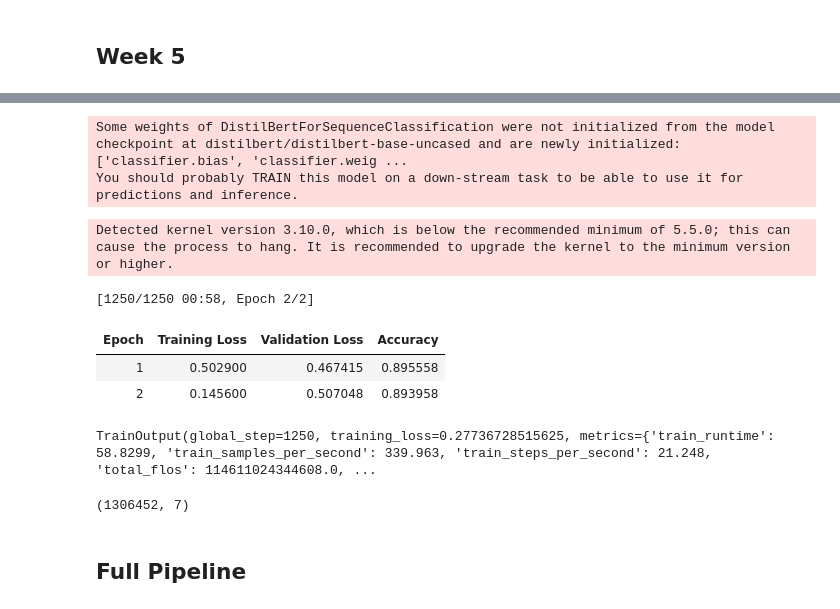
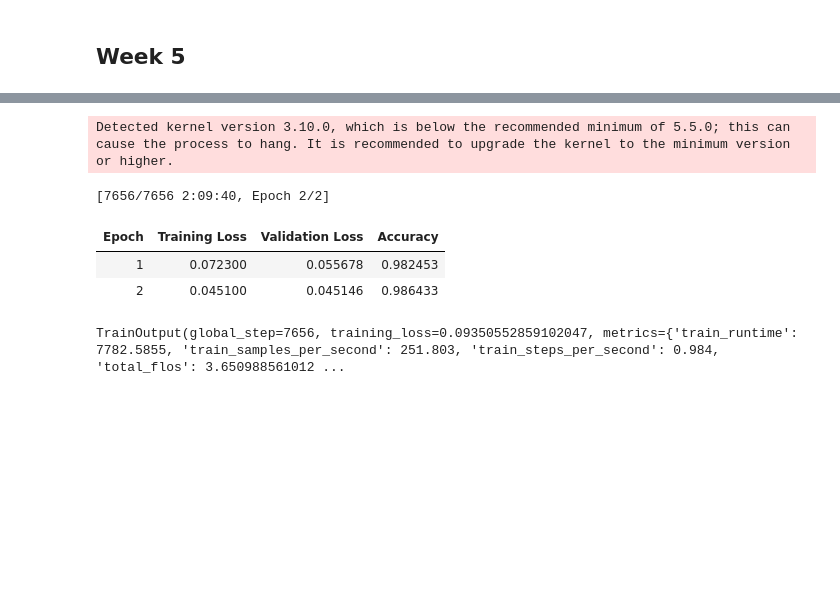
Before and after one commit to danielrmathew/prism-data-credit, a Jupyter notebook: drm_notebook.ipynb, the cells around one changed output, grey strips where cells are left out. Cells and saved outputs as stored; diff of their text form; code cells hidden in the pictures; blank space fills up the shorter version.

```diff
--- a/drm_notebook.ipynb
+++ b/drm_notebook.ipynb
@@ -539,15 +529,18 @@ class MemoDataset(torch.utils.data.Dataset):
     def __len__(self):
         return len(self.labels)
 # %%
-train_dataset = MemoDataset(X_train, y_train)
-test_dataset = MemoDataset(X_test, y_test)
+train_dataset = MemoDataset(X_train_tokenized, y_train)
+test_dataset = MemoDataset(X_test_tokenized, y_test)
+# %%
+device = torch.device("cuda" if torch.cuda.is_available() else "cpu")
+# %%
+model = AutoModelForSequenceClassification.from_pretrained(
+    'bert/checkpoint-7656', num_labels=9, id2label=id2label, label2id=label2id
+).to(device)
 # %%
-model = AutoModelForSequenceClassification.from_pretrained(
-    "distilbert/distilbert-base-uncased", num_labels=9, id2label=id2label, label2id=label2id
-)
+# model = AutoModelForSequenceClassification.from_pretrained(
+#     "distilbert/distilbert-base-uncased", num_labels=9, id2label=id2label, label2id=label2id
+# ).to(device)
-# %% [output]
-Some weights of DistilBertForSequenceClassification were not initialized from the model checkpoint at distilbert/distilbert-base-uncased and are newly initialized: ['classifier.bias', 'classifier.weig ...
-You should probably TRAIN this model on a down-stream task to be able to use it for predictions and inference.
 # %%
 def compute_metrics(eval_pred):
     predictions, labels = eval_pred
@@ -556,38 +549,32 @@ def compute_metrics(eval_pred):
 # %%
 training_args = TrainingArguments(
     output_dir="bert",
     learning_rate=2e-5,
-    per_device_train_batch_size=16,
-    per_device_eval_batch_size=16,
-    num_train_epochs=5,
+    per_device_train_batch_size=256,
+    per_device_eval_batch_size=256,
+    num_train_epochs=2,
     weight_decay=0.01,
     eval_strategy="epoch",
     save_strategy="epoch",
     load_best_model_at_end=True,
     push_to_hub=False,
 )
 
 trainer = Trainer(
     model=model,
     args=training_args,
     train_dataset=train_dataset,
     eval_dataset=test_dataset,
     processing_class=tokenizer,
     data_collator=data_collator,
     compute_metrics=compute_metrics,
 )
 
 trainer.train()
 # %% [output]
 Detected kernel version 3.10.0, which is below the recommended minimum of 5.5.0; this can cause the process to hang. It is recommended to upgrade the kernel to the minimum version or higher.
-[1250/1250 00:58, Epoch 2/2]
+[7656/7656 2:09:40, Epoch 2/2]
 | Epoch | Training Loss | Validation Loss | Accuracy |
-| 1 | 0.502900 | 0.467415 | 0.895558 |
-| 2 | 0.145600 | 0.507048 | 0.893958 |
+| 1 | 0.072300 | 0.055678 | 0.982453 |
+| 2 | 0.045100 | 0.045146 | 0.986433 |
-TrainOutput(global_step=1250, training_loss=0.27736728515625, metrics={'train_runtime': 58.8299, 'train_samples_per_second': 339.963, 'train_steps_per_second': 21.248, 'total_flos': 114611024344608.0, ...
+TrainOutput(global_step=7656, training_loss=0.09350552859102047, metrics={'train_runtime': 7782.5855, 'train_samples_per_second': 251.803, 'train_steps_per_second': 0.984, 'total_flos': 3.650988561012 ...
-# %%
-outflows_with_memo.shape
-# %% [output]
-(1306452, 7)
-# %% [markdown]
-## Full Pipeline
```
Also changed, not shown: parts of 25 cells of this notebook, 1 other file.
